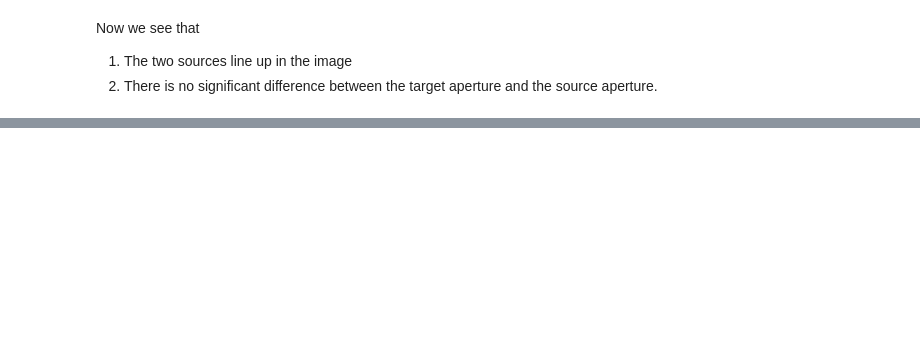
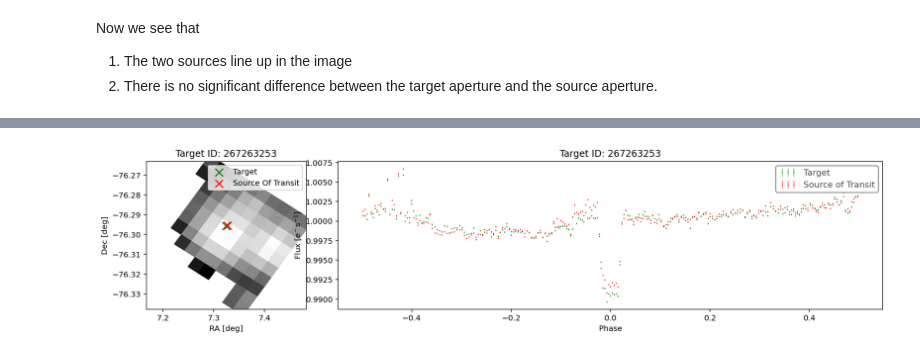
Before and after one commit to christinahedges/contaminante, a Jupyter notebook: tutorials/tutorial-1_how-to-use-contaminante.ipynb, the cells around one changed output, grey strips where cells are left out. Saved outputs shown, nothing was run; the diff lists cells and outputs as text; code cells hidden in the pictures; blank space fills up the shorter version.

```diff
--- a/tutorials/tutorial-1_how-to-use-contaminante.ipynb
+++ b/tutorials/tutorial-1_how-to-use-contaminante.ipynb
@@ -38,0 +43,7 @@ Now we see that
+# %%
+fig = contaminante.get_centroid_plot(targetid="TIC 267263253",
+                        period=4.12688,
+                        t0=2458325.78297 - 2457000,
+                        duration=0.1, mission='tess')
+# %% [output]
+[figure, added]
```
Also changed, not shown: parts of 5 cells of this notebook, 1 other file.
